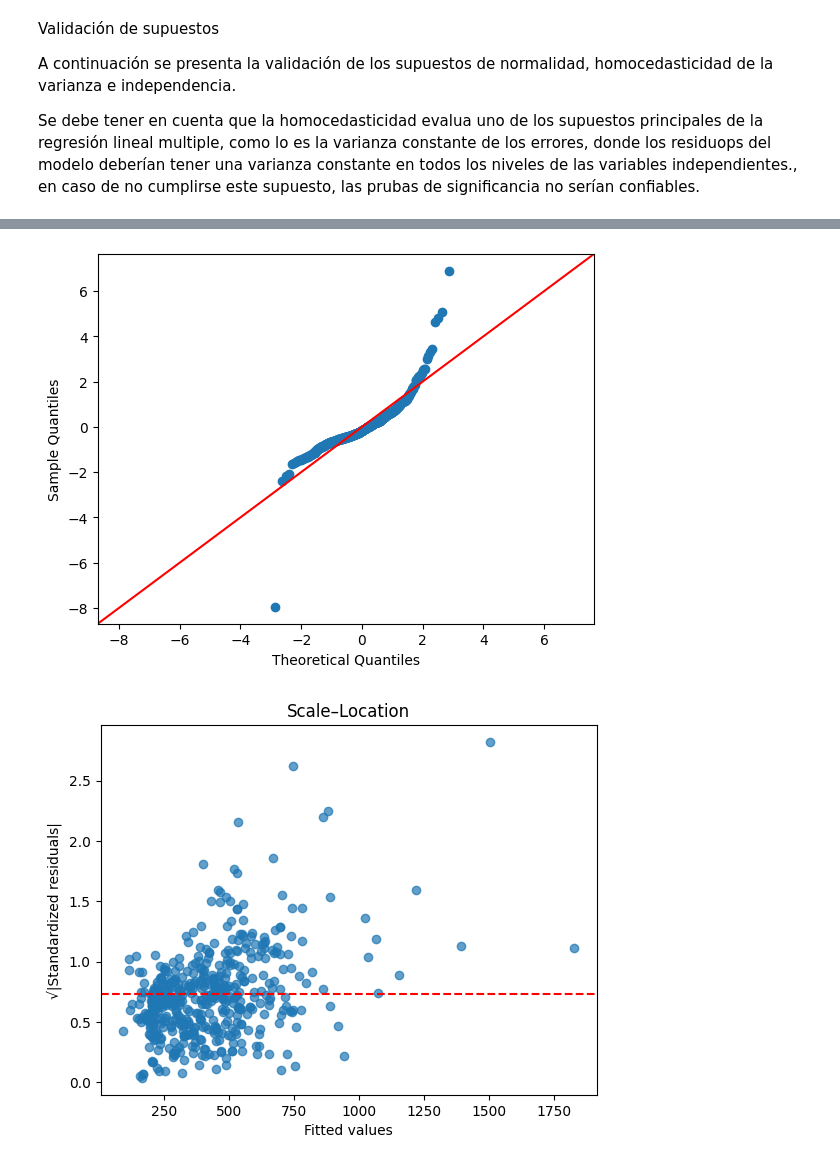
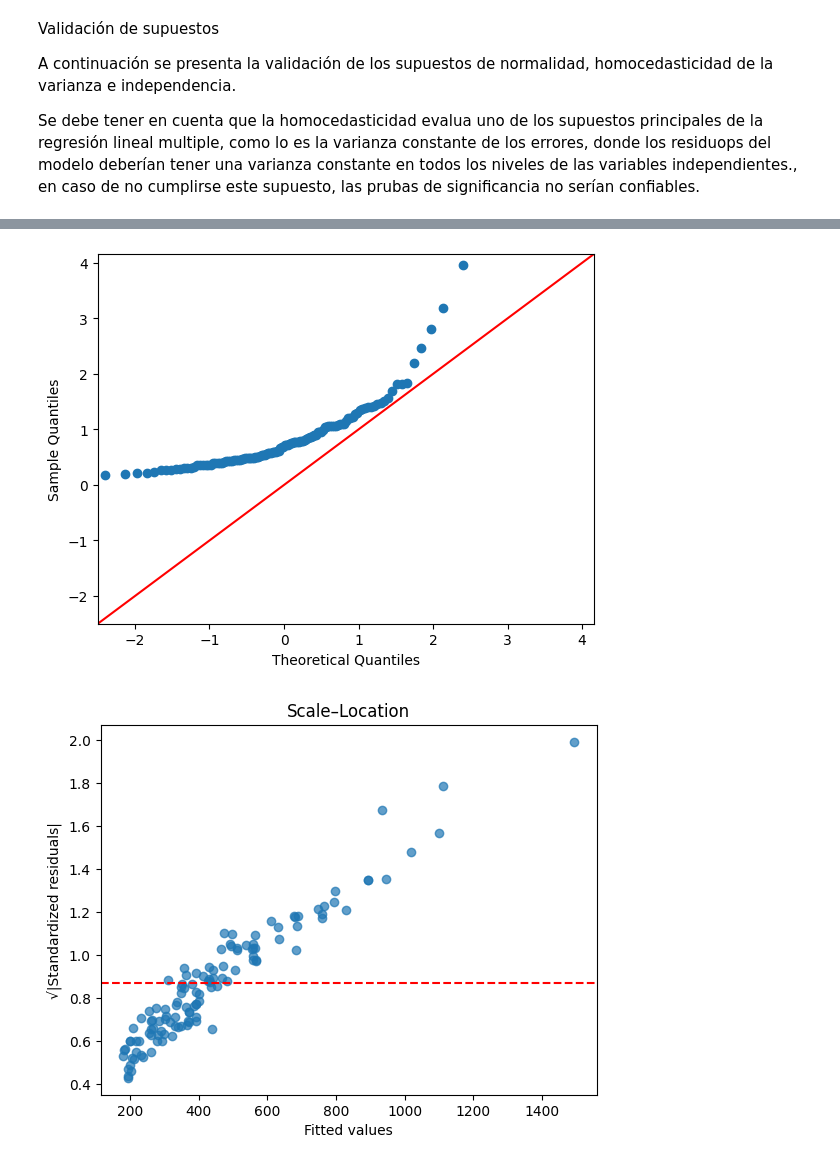
Before and after one commit to marioleandrovanegas/Unidad2, a Jupyter notebook: Unidad2.ipynb, the cells around one changed output, grey strips where cells are left out. Drawn from its saved outputs; the diff is of its cells as text; code cells hidden in the pictures.

```diff
--- a/Unidad2.ipynb
+++ b/Unidad2.ipynb
@@ -239,7 +239,7 @@ Como conclusiones:
 # %% [markdown]
 Coeficientes R2
 # %%
-y_pred = modelo.predict(X_train)
+y_pred = modelo.predict(X_test)
 # %%
 from sklearn.metrics import r2_score, mean_squared_error, mean_absolute_error
 
@@ -276,10 +276,10 @@ plt.show()
 import statsmodels.api as sm
 
 # 2. Agregar constante (intercepto)
-Xc = sm.add_constant(X_train)
+Xc = sm.add_constant(X_test)
 
 # 3. Ajustar modelo OLS
-mod = sm.OLS(y_train, Xc).fit()
+mod = sm.OLS(y_pred, Xc).fit()
 
 # 4. Obtener residuos estandarizados internos
 std_res = mod.get_influence().resid_studentized_internal
@@ -288,24 +288,24 @@ std_res = mod.get_influence().resid_studentized_internal
 sm.graphics.qqplot(std_res, line="45")
 plt.show()
 # %% [output]
-[figure, old version]
+[figure, new version]
 # %%
 # 2. Obtener residuos estandarizados internos
-std_res = mod.get_influence().resid_studentized_internal
+#std_res = mod.get_influence().resid_studentized_internal
 fitted = mod.fittedvalues
 
 # 3. Calcular raíz de los residuos estandarizados
-sqrt_std_res = np.sqrt(np.abs(std_res))
+sqrt_std_res = np.sqrt((std_res))
 
 # 4. Graficar Scale–Location
 plt.scatter(fitted, sqrt_std_res, alpha=0.7)
 plt.axhline(y=np.mean(sqrt_std_res), color="red", linestyle="--")
 plt.xlabel("Fitted values")
 plt.ylabel("√|Standardized residuals|")
 plt.title("Scale–Location")
 plt.show()
 # %% [output]
-[figure, old version]
+[figure, new version]
 # %%
 # Gráfico de influencia estilo R
 sm.graphics.influence_plot(mod, criterion="cooks")  # muestra leverage, resid est. y tamaño ~ Cook
```
Also changed, not shown: parts of 4 cells of this notebook.
